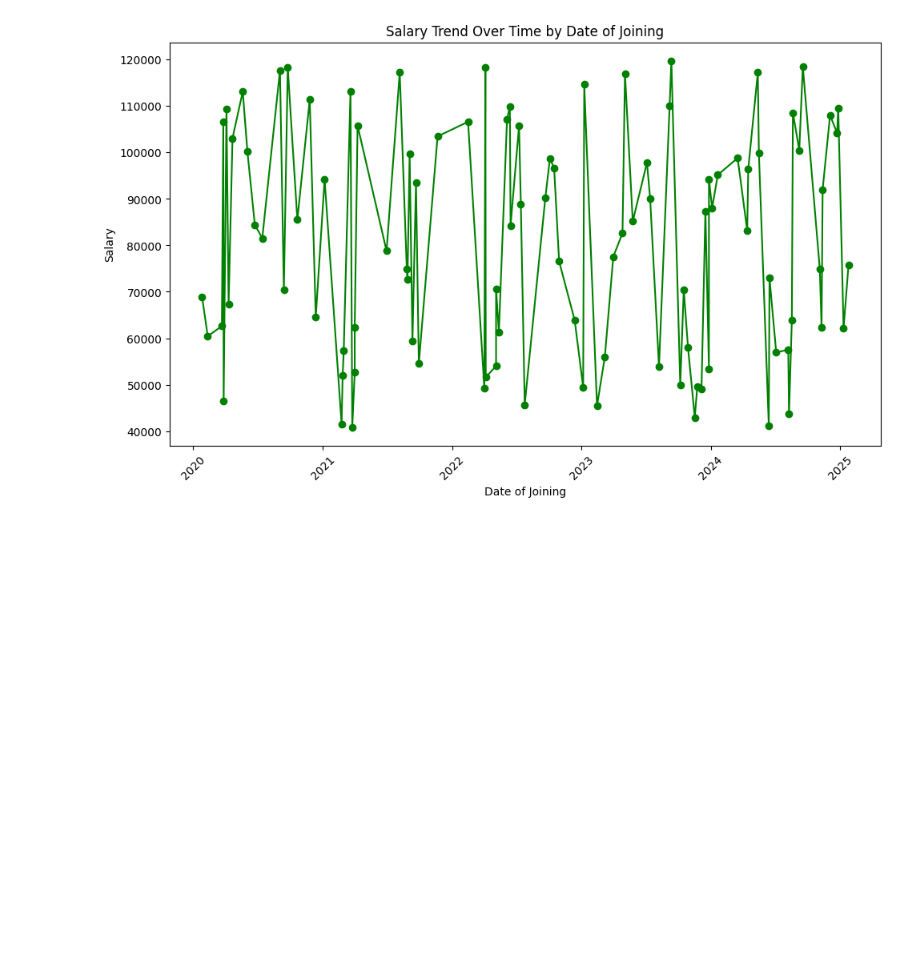
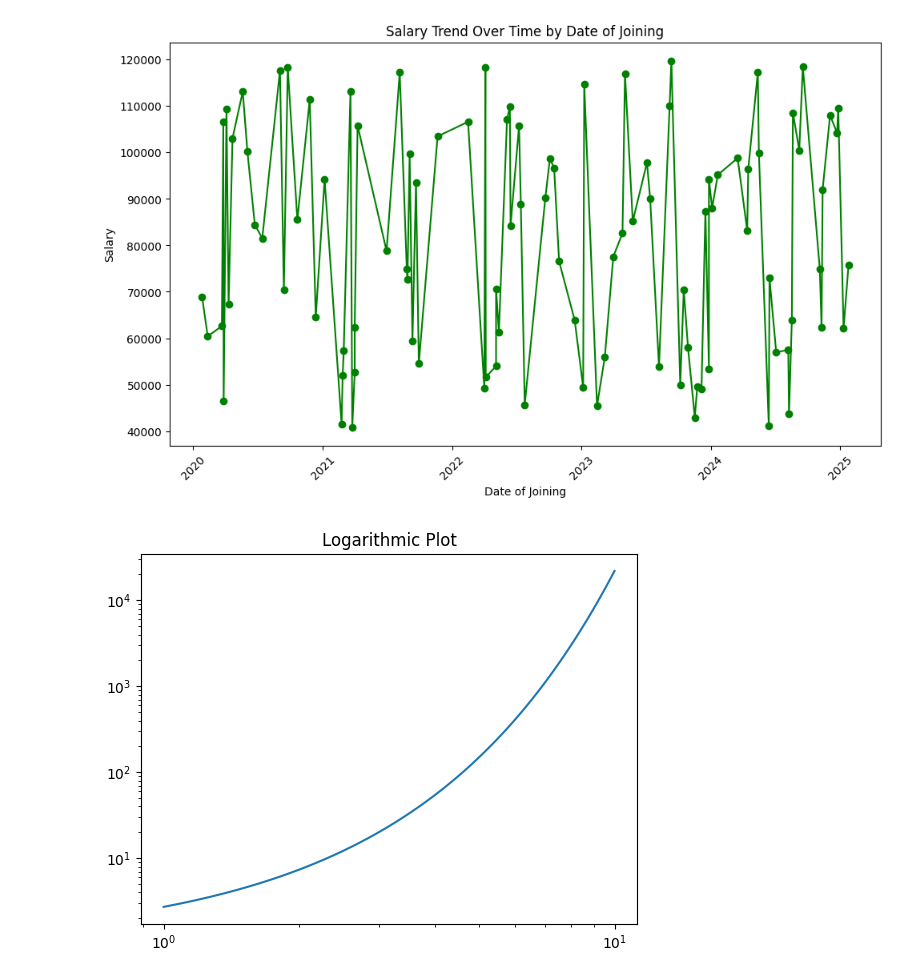
Before and after one commit to sheraz02/seasmooke, a Jupyter notebook: visualize.ipynb, the cells around one changed output. Cells and saved outputs as stored; diff of their text form; code cells hidden in the pictures; blank space fills up the shorter version.

```diff
--- a/visualize.ipynb
+++ b/visualize.ipynb
@@ -101,3 +102,14 @@ def SalaryOverTime():
 SalaryOverTime()
 # %% [output]
 [figure]
+# %%
+x = np.linspace(1, 10, 100)
+y = np.exp(x)
+
+plt.plot(x, y)
+plt.xscale('log')
+plt.yscale('log')
+plt.title('Logarithmic Plot')
+plt.show()
+# %% [output]
+[figure, added]
```
Also changed, not shown: parts of 2 cells of this notebook, 2 other files.
